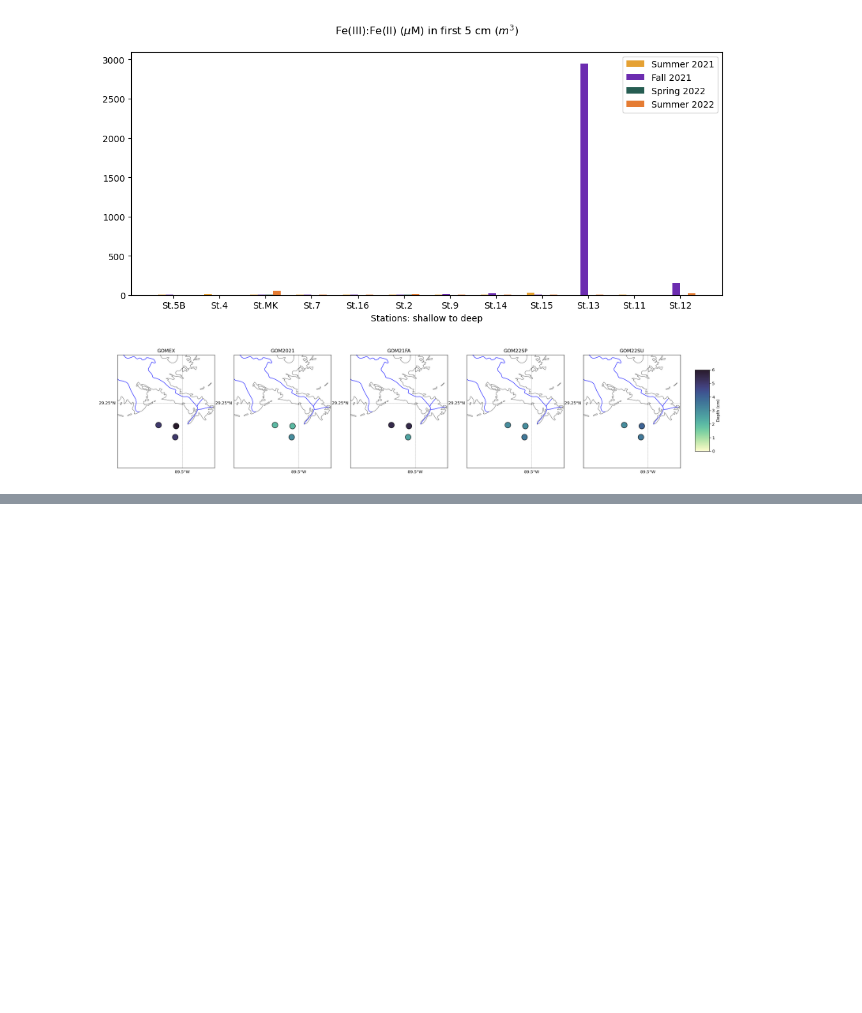
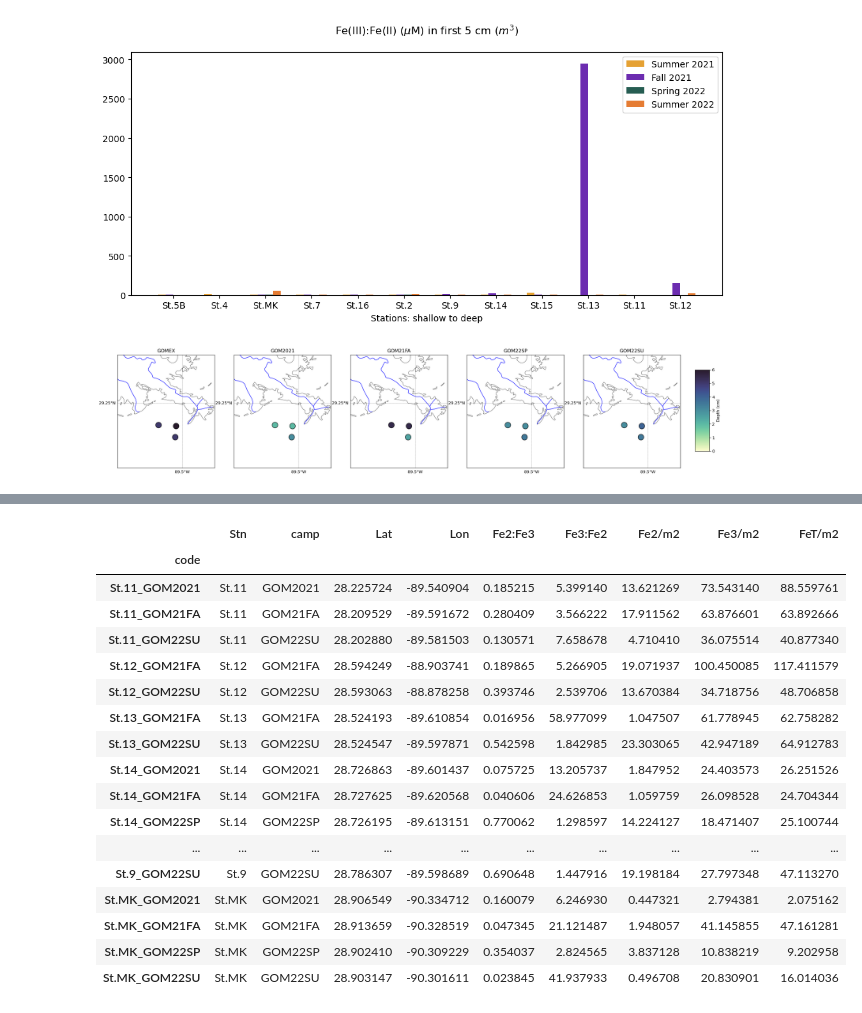
Before and after one commit to Hanna-the-explorer/Data_codes, a Jupyter notebook: Iron_stocks_map.ipynb, the cells around one changed output, grey strips where cells are left out. Drawn from its saved outputs; the diff is of its cells as text; code cells hidden in the pictures; blank space fills up the shorter version.

```diff
--- a/Iron_stocks_map.ipynb
+++ b/Iron_stocks_map.ipynb
@@ -775,3 +802,33 @@ NameError: name 'stop' is not defined
+# %%
+map_data['Fe2/m2'] = map_data['Fe2/m3']
+map_data['Fe3/m2'] = map_data['Fe3/m3']
+map_data['FeT/m2'] = map_data['FeT/m3']
+
+map_data = map_data.drop(columns=['Fe2/m3'])
+map_data = map_data.drop(columns=['Fe3/m3'])
+map_data = map_data.drop(columns=['FeT/m3'])
+
+map_data.to_csv('../Dissertation_projects/Data/Stats_data_sets/Iron_stocks.csv')
+map_data
+# %% [output]
+|  | Stn | camp | Lat | Lon | Fe2:Fe3 | Fe3:Fe2 | Fe2/m2 | Fe3/m2 | FeT/m2 |
+| code |  |  |  |  |  |  |  |  |  |
+| St.11_GOM2021 | St.11 | GOM2021 | 28.225724 | -89.540904 | 0.185215 | 5.399140 | 13.621269 | 73.543140 | 88.559761 |
+| St.11_GOM21FA | St.11 | GOM21FA | 28.209529 | -89.591672 | 0.280409 | 3.566222 | 17.911562 | 63.876601 | 63.892666 |
+| St.11_GOM22SU | St.11 | GOM22SU | 28.202880 | -89.581503 | 0.130571 | 7.658678 | 4.710410 | 36.075514 | 40.877340 |
+| St.12_GOM21FA | St.12 | GOM21FA | 28.594249 | -88.903741 | 0.189865 | 5.266905 | 19.071937 | 100.450085 | 117.411579 |
+| St.12_GOM22SU | St.12 | GOM22SU | 28.593063 | -88.878258 | 0.393746 | 2.539706 | 13.670384 | 34.718756 | 48.706858 |
+| St.13_GOM21FA | St.13 | GOM21FA | 28.524193 | -89.610854 | 0.016956 | 58.977099 | 1.047507 | 61.778945 | 62.758282 |
+| St.13_GOM22SU | St.13 | GOM22SU | 28.524547 | -89.597871 | 0.542598 | 1.842985 | 23.303065 | 42.947189 | 64.912783 |
+| St.14_GOM2021 | St.14 | GOM2021 | 28.726863 | -89.601437 | 0.075725 | 13.205737 | 1.847952 | 24.403573 | 26.251526 |
+| St.14_GOM21FA | St.14 | GOM21FA | 28.727625 | -89.620568 | 0.040606 | 24.626853 | 1.059759 | 26.098528 | 24.704344 |
+| St.14_GOM22SP | St.14 | GOM22SP | 28.726195 | -89.613151 | 0.770062 | 1.298597 | 14.224127 | 18.471407 | 25.100744 |
+| ... | ... | ... | ... | ... | ... | ... | ... | ... | ... |
+| St.9_GOM22SU | St.9 | GOM22SU | 28.786307 | -89.598689 | 0.690648 | 1.447916 | 19.198184 | 27.797348 | 47.113270 |
+| St.MK_GOM2021 | St.MK | GOM2021 | 28.906549 | -90.334712 | 0.160079 | 6.246930 | 0.447321 | 2.794381 | 2.075162 |
+| St.MK_GOM21FA | St.MK | GOM21FA | 28.913659 | -90.328519 | 0.047345 | 21.121487 | 1.948057 | 41.145855 | 47.161281 |
+| St.MK_GOM22SP | St.MK | GOM22SP | 28.902410 | -90.309229 | 0.354037 | 2.824565 | 3.837128 | 10.838219 | 9.202958 |
+| St.MK_GOM22SU | St.MK | GOM22SU | 28.903147 | -90.301611 | 0.023845 | 41.937933 | 0.496708 | 20.830901 | 16.014036 |
 # %%
 #issues with the RHZ ones
 mask = (df_iron_rz["Fe2_Depth"] != df_iron_rz["FeT_Depth"]) & (~df_iron_rz["Fe2_Depth"].isna()) & (~df_iron_rz["FeT_Depth"].isna())
```
Also changed, not shown: parts of 3 cells of this notebook, 3 other files.
